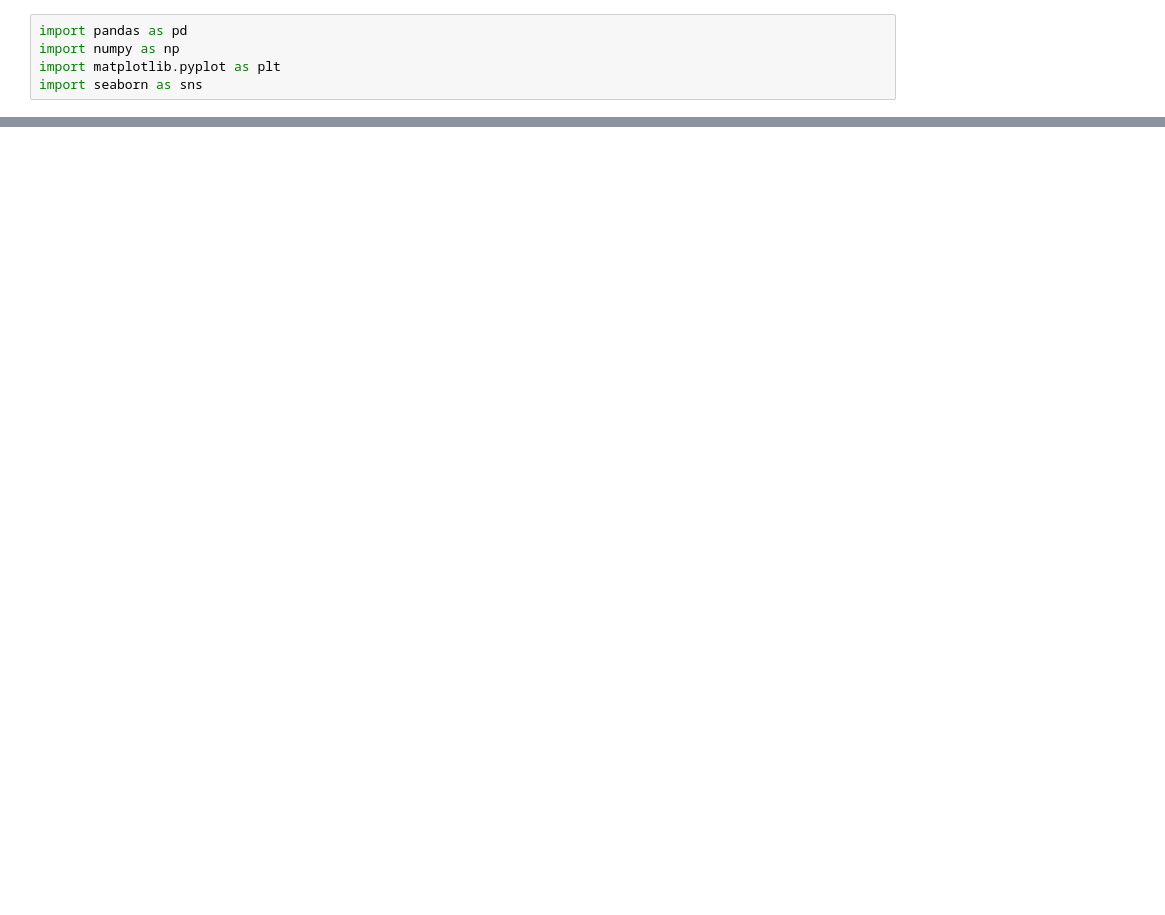
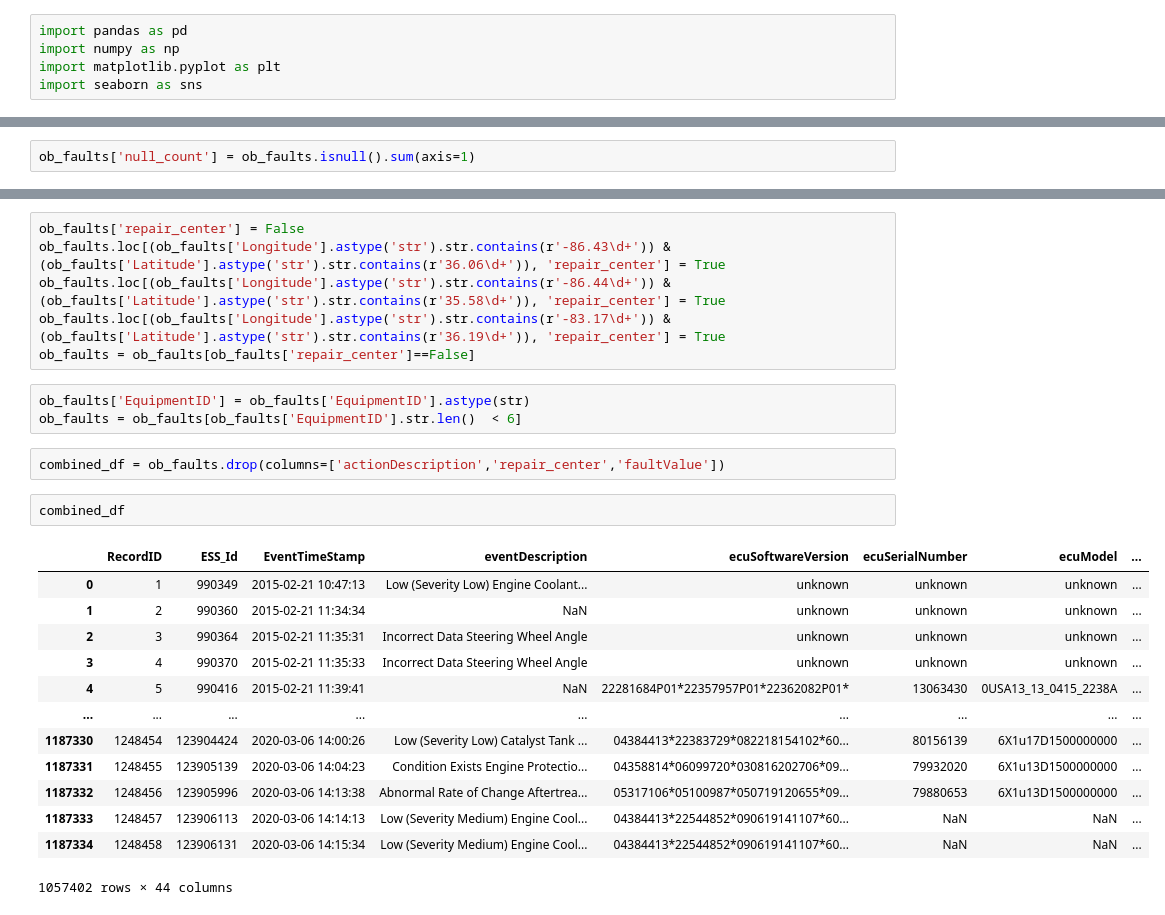
Before and after one commit to nss-data-science-cohort-5/big_g_express-eye_of_the_tiger, a Jupyter notebook: notebooks/Habeeb Analysis.ipynb, the cells around one changed output, grey strips where cells are left out. Cells and saved outputs as stored; diff of their text form; blank space fills up the shorter version.

```diff
--- a/notebooks/Habeeb Analysis.ipynb
+++ b/notebooks/Habeeb Analysis.ipynb
@@ -42,0 +18,2 @@ derates_onboard_merged[derates_onboard_merged['EquipmentID'] == '305']
+# %%
+ob_faults['null_count'] = ob_faults.isnull().sum(axis=1)
@@ -43 +53,28 @@ derates_onboard_merged[derates_onboard_merged['EquipmentID'] == '305']
+# %%
+ob_faults['repair_center'] = False
+ob_faults.loc[(ob_faults['Longitude'].astype('str').str.contains(r'-86.43\d+')) & (ob_faults['Latitude'].astype('str').str.contains(r'36.06\d+')), 'repair_center'] = True
+ob_faults.loc[(ob_faults['Longitude'].astype('str').str.contains(r'-86.44\d+')) & (ob_faults['Latitude'].astype('str').str.contains(r'35.58\d+')), 'repair_center'] = True
+ob_faults.loc[(ob_faults['Longitude'].astype('str').str.contains(r'-83.17\d+')) & (ob_faults['Latitude'].astype('str').str.contains(r'36.19\d+')), 'repair_center'] = True
+ob_faults = ob_faults[ob_faults['repair_center']==False]
+# %%
+ob_faults['EquipmentID'] = ob_faults['EquipmentID'].astype(str)
+ob_faults = ob_faults[ob_faults['EquipmentID'].str.len()  < 6]
+# %%
+combined_df = ob_faults.drop(columns=['actionDescription','repair_center','faultValue'])
+# %%
+combined_df
+# %% [output]
+|  | RecordID | ESS_Id | EventTimeStamp | eventDescription | ecuSoftwareVersion | ecuSerialNumber | ecuModel | ... |
+| 0 | 1 | 990349 | 2015-02-21 10:47:13 | Low (Severity Low) Engine Coolant... | unknown | unknown | unknown | ... |
+| 1 | 2 | 990360 | 2015-02-21 11:34:34 | NaN | unknown | unknown | unknown | ... |
+| 2 | 3 | 990364 | 2015-02-21 11:35:31 | Incorrect Data Steering Wheel Angle | unknown | unknown | unknown | ... |
+| 3 | 4 | 990370 | 2015-02-21 11:35:33 | Incorrect Data Steering Wheel Angle | unknown | unknown | unknown | ... |
+| 4 | 5 | 990416 | 2015-02-21 11:39:41 | NaN | 22281684P01*22357957P01*22362082P01* | 13063430 | 0USA13_13_0415_2238A | ... |
+| ... | ... | ... | ... | ... | ... | ... | ... | ... |
+| 1187330 | 1248454 | 123904424 | 2020-03-06 14:00:26 | Low (Severity Low) Catalyst Tank ... | 04384413*22383729*082218154102*60... | 80156139 | 6X1u17D1500000000 | ... |
+| 1187331 | 1248455 | 123905139 | 2020-03-06 14:04:23 | Condition Exists Engine Protectio... | 04358814*06099720*030816202706*09... | 79932020 | 6X1u13D1500000000 | ... |
+| 1187332 | 1248456 | 123905996 | 2020-03-06 14:13:38 | Abnormal Rate of Change Aftertrea... | 05317106*05100987*050719120655*09... | 79880653 | 6X1u13D1500000000 | ... |
+| 1187333 | 1248457 | 123906113 | 2020-03-06 14:14:13 | Low (Severity Medium) Engine Cool... | 04384413*22544852*090619141107*60... | NaN | NaN | ... |
+| 1187334 | 1248458 | 123906131 | 2020-03-06 14:15:34 | Low (Severity Medium) Engine Cool... | 04384413*22544852*090619141107*60... | NaN | NaN | ... |
+1057402 rows × 44 columns
 # %%
```
Also changed, not shown: parts of 13 cells of this notebook.
